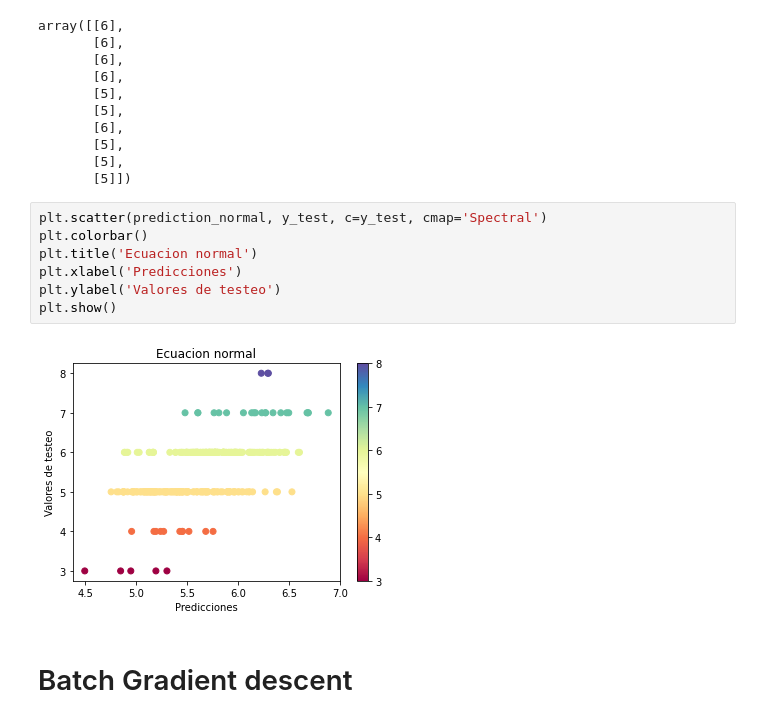
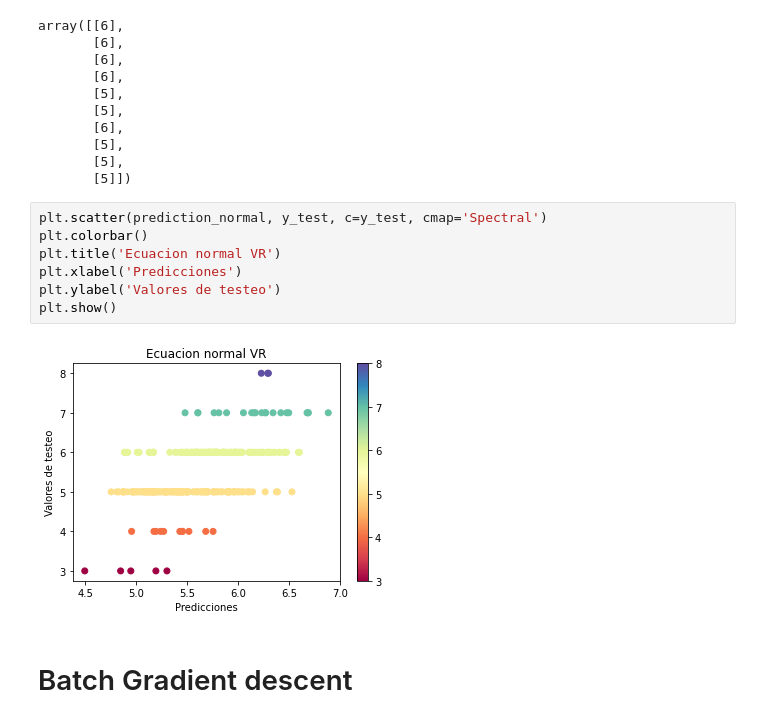
Before and after one commit to EmirBurgosPaz/Machine_learning, a Jupyter notebook: proyecto/multiple_linear_regression_red_wine.ipynb, the cells around one changed output. Drawn from its saved outputs; the diff is of its cells as text.

```diff
--- a/proyecto/multiple_linear_regression_red_wine.ipynb
+++ b/proyecto/multiple_linear_regression_red_wine.ipynb
@@ -190,12 +190,12 @@ array([[6],
 # %%
 plt.scatter(prediction_normal, y_test, c=y_test, cmap='Spectral')
 plt.colorbar()
-plt.title('Ecuacion normal')
+plt.title('Ecuacion normal VR')
 plt.xlabel('Predicciones')
 plt.ylabel('Valores de testeo')
 plt.show()
 # %% [output]
-[figure, old version]
+[figure, new version]
 # %% [markdown]
 # Batch Gradient descent
 # %%
```
Also changed, not shown: parts of 14 cells of this notebook, 3 other files.
